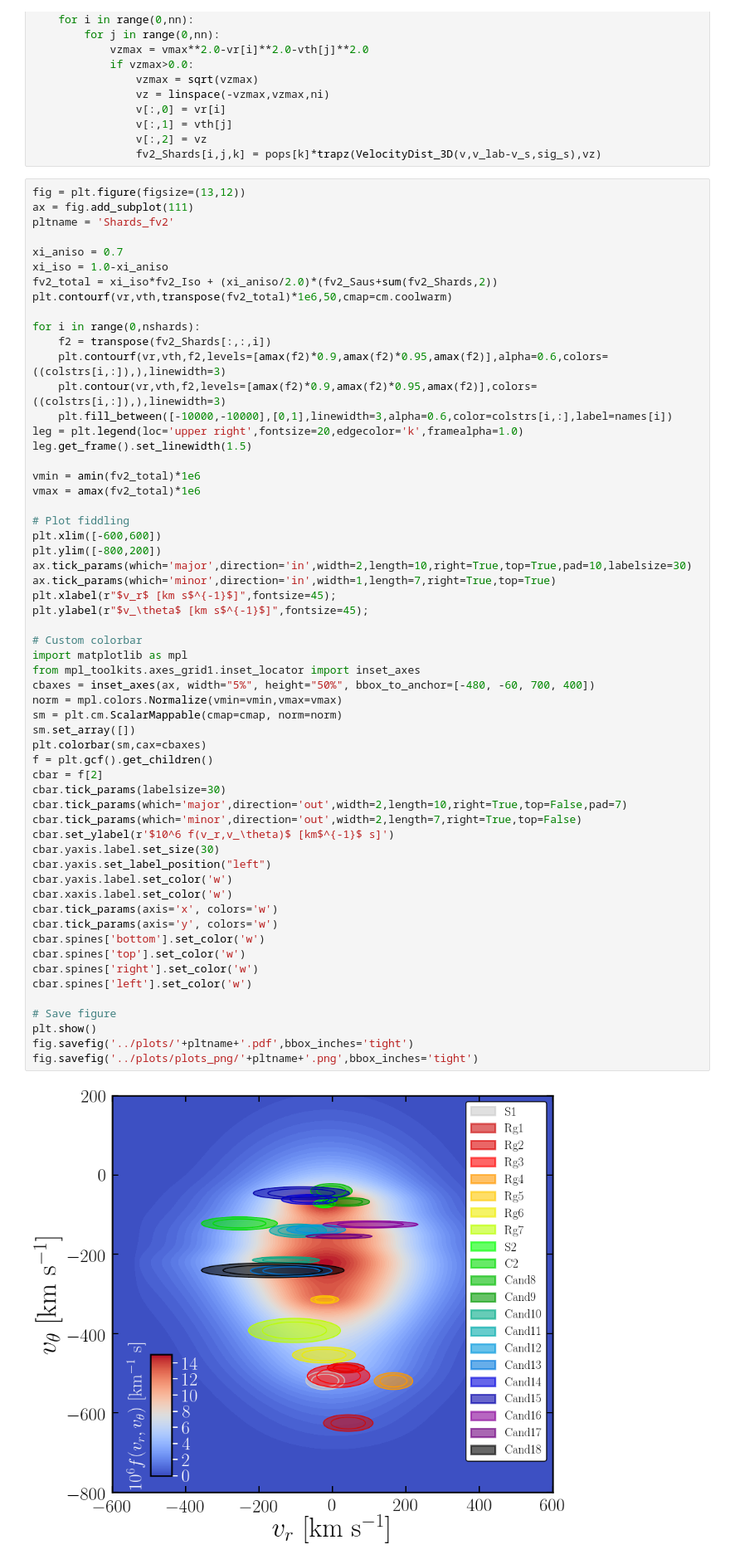
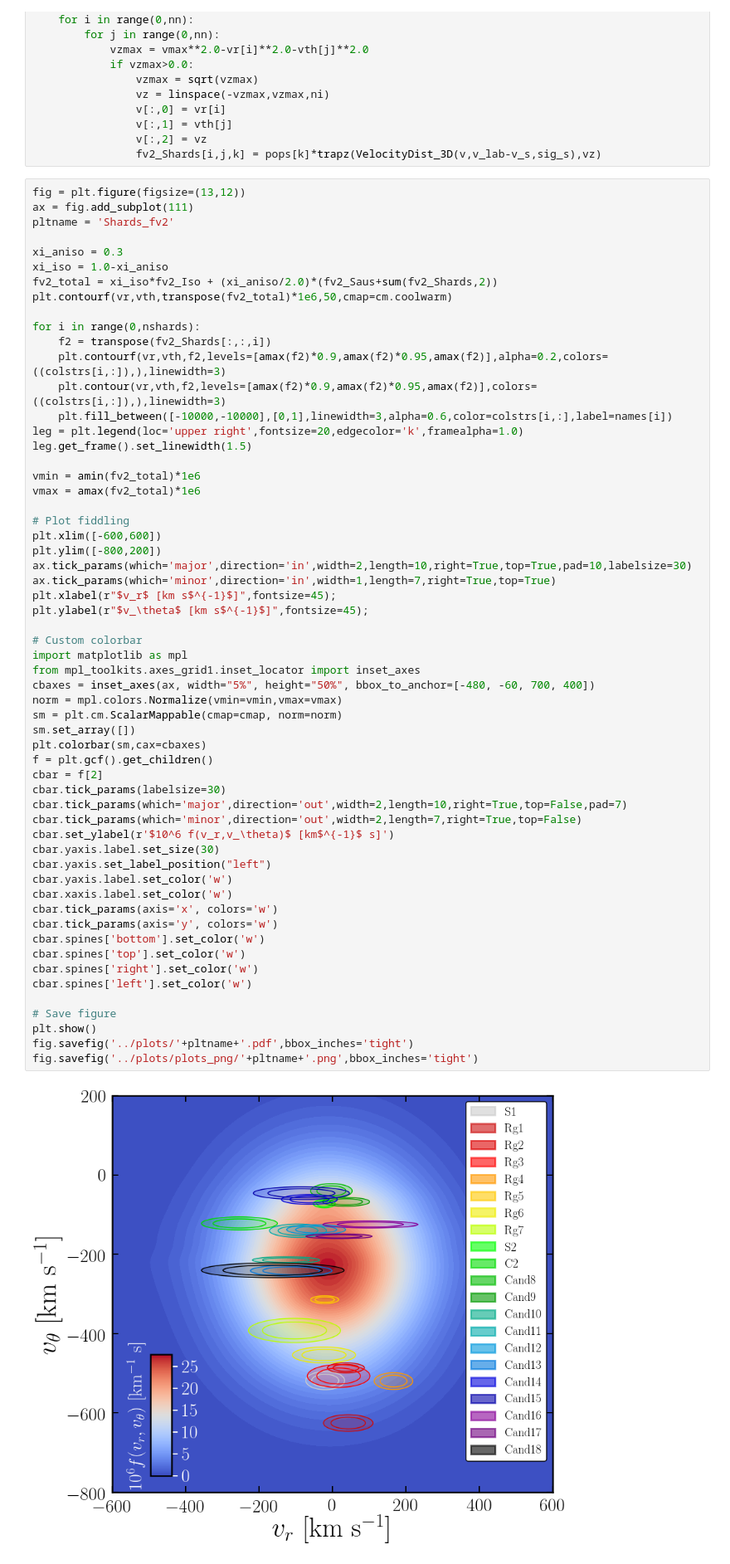
Before and after one commit to cajohare/DarkShards, a Jupyter notebook: code/PlotShards.ipynb, the cells around one changed output. Shown at 83% size. Saved outputs shown, nothing was run; the diff lists cells and outputs as text.

```diff
--- a/code/PlotShards.ipynb
+++ b/code/PlotShards.ipynb
@@ -250,14 +250,14 @@ fig = plt.figure(figsize=(13,12))
 ax = fig.add_subplot(111)
 pltname = 'Shards_fv2'
 
-xi_aniso = 0.7
+xi_aniso = 0.3
 xi_iso = 1.0-xi_aniso
 fv2_total = xi_iso*fv2_Iso + (xi_aniso/2.0)*(fv2_Saus+sum(fv2_Shards,2))
 plt.contourf(vr,vth,transpose(fv2_total)*1e6,50,cmap=cm.coolwarm)
 
 for i in range(0,nshards):
     f2 = transpose(fv2_Shards[:,:,i])
-    plt.contourf(vr,vth,f2,levels=[amax(f2)*0.9,amax(f2)*0.95,amax(f2)],alpha=0.6,colors=((colstrs[i,:]),),linewidth=3)
+    plt.contourf(vr,vth,f2,levels=[amax(f2)*0.9,amax(f2)*0.95,amax(f2)],alpha=0.2,colors=((colstrs[i,:]),),linewidth=3)
     plt.contour(vr,vth,f2,levels=[amax(f2)*0.9,amax(f2)*0.95,amax(f2)],colors=((colstrs[i,:]),),linewidth=3)
     plt.fill_between([-10000,-10000],[0,1],linewidth=3,alpha=0.6,color=colstrs[i,:],label=names[i])
 leg = plt.legend(loc='upper right',fontsize=20,edgecolor='k',framealpha=1.0)
@@ -277,34 +277,34 @@ plt.ylabel(r"$v_\theta$ [km s$^{-1}$]",fontsize=45);
 # Custom colorbar
 import matplotlib as mpl
 from mpl_toolkits.axes_grid1.inset_locator import inset_axes
 cbaxes = inset_axes(ax, width="5%", height="50%", bbox_to_anchor=[-480, -60, 700, 400])
 norm = mpl.colors.Normalize(vmin=vmin,vmax=vmax)
 sm = plt.cm.ScalarMappable(cmap=cmap, norm=norm)
 sm.set_array([])
 plt.colorbar(sm,cax=cbaxes)
 f = plt.gcf().get_children()
 cbar = f[2]
 cbar.tick_params(labelsize=30)
 cbar.tick_params(which='major',direction='out',width=2,length=10,right=True,top=False,pad=7)
 cbar.tick_params(which='minor',direction='out',width=2,length=7,right=True,top=False)
 cbar.set_ylabel(r'$10^6 f(v_r,v_\theta)$ [km$^{-1}$ s]')
 cbar.yaxis.label.set_size(30)
 cbar.yaxis.set_label_position("left")
 cbar.yaxis.label.set_color('w')
 cbar.xaxis.label.set_color('w')
 cbar.tick_params(axis='x', colors='w')
 cbar.tick_params(axis='y', colors='w')
 cbar.spines['bottom'].set_color('w')
 cbar.spines['top'].set_color('w')
 cbar.spines['right'].set_color('w')
 cbar.spines['left'].set_color('w')
 
 # Save figure
 plt.show()
 fig.savefig('../plots/'+pltname+'.pdf',bbox_inches='tight')
 fig.savefig('../plots/plots_png/'+pltname+'.png',bbox_inches='tight')
 # %% [output]
-[figure, old version]
+[figure, new version]
 # %% [markdown]
 # Annual modulation
 Plot range and amplitude of the annual modulation
```
Also changed, not shown: parts of 9 cells of this notebook, 18 other files.
